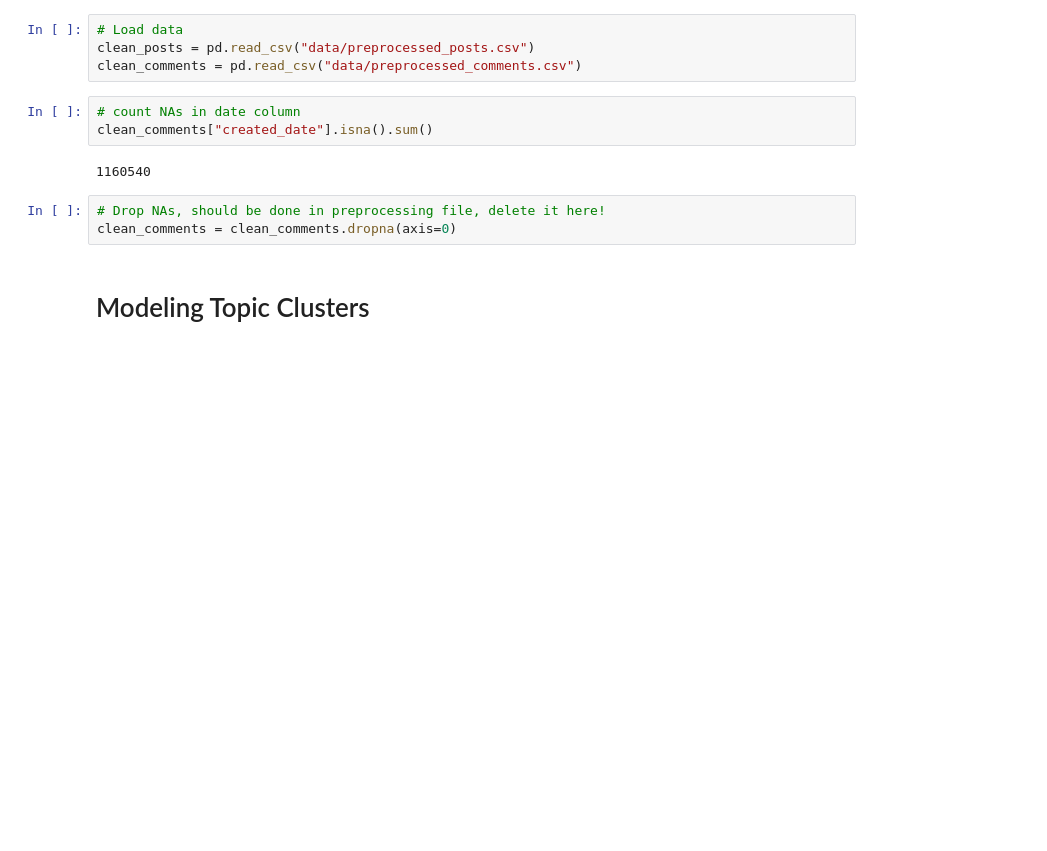
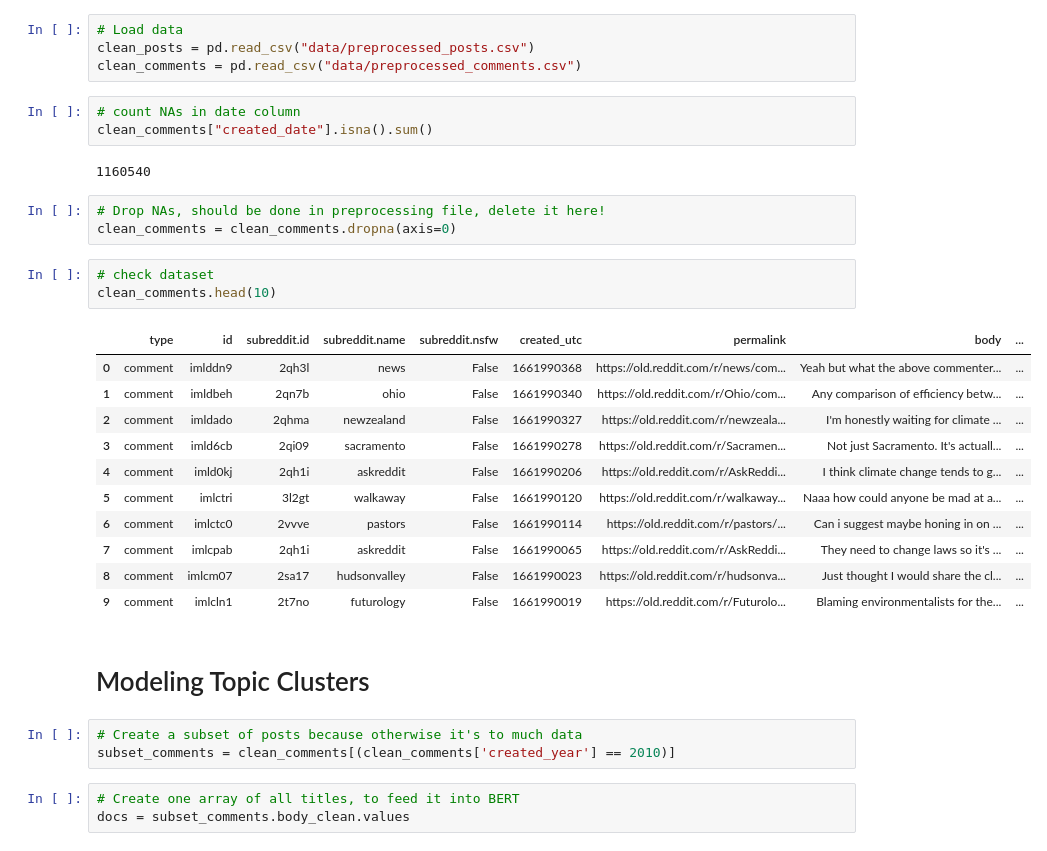
Before and after one commit to anjaghub/datascience_project_2023, a Jupyter notebook: 3_modeling_topic_cluster.ipynb, the cells around one changed output. Cells and saved outputs as stored; diff of their text form; blank space fills up the shorter version.

```diff
--- a/3_modeling_topic_cluster.ipynb
+++ b/3_modeling_topic_cluster.ipynb
@@ -56,5 +56,26 @@ clean_comments["created_date"].isna().sum()
 # %%
 # Drop NAs, should be done in preprocessing file, delete it here!
 clean_comments = clean_comments.dropna(axis=0)
+# %%
+# check dataset
+clean_comments.head(10)
+# %% [output]
+|  | type | id | subreddit.id | subreddit.name | subreddit.nsfw | created_utc | permalink | body | ... |
+| 0 | comment | imlddn9 | 2qh3l | news | False | 1661990368 | https://old.reddit.com/r/news/com... | Yeah but what the above commenter... | ... |
+| 1 | comment | imldbeh | 2qn7b | ohio | False | 1661990340 | https://old.reddit.com/r/Ohio/com... | Any comparison of efficiency betw... | ... |
+| 2 | comment | imldado | 2qhma | newzealand | False | 1661990327 | https://old.reddit.com/r/newzeala... | I'm honestly waiting for climate ... | ... |
+| 3 | comment | imld6cb | 2qi09 | sacramento | False | 1661990278 | https://old.reddit.com/r/Sacramen... | Not just Sacramento. It's actuall... | ... |
+| 4 | comment | imld0kj | 2qh1i | askreddit | False | 1661990206 | https://old.reddit.com/r/AskReddi... | I think climate change tends to g... | ... |
+| 5 | comment | imlctri | 3l2gt | walkaway | False | 1661990120 | https://old.reddit.com/r/walkaway... | Naaa how could anyone be mad at a... | ... |
+| 6 | comment | imlctc0 | 2vvve | pastors | False | 1661990114 | https://old.reddit.com/r/pastors/... | Can i suggest maybe honing in on ... | ... |
+| 7 | comment | imlcpab | 2qh1i | askreddit | False | 1661990065 | https://old.reddit.com/r/AskReddi... | They need to change laws so it's ... | ... |
+| 8 | comment | imlcm07 | 2sa17 | hudsonvalley | False | 1661990023 | https://old.reddit.com/r/hudsonva... | Just thought I would share the cl... | ... |
+| 9 | comment | imlcln1 | 2t7no | futurology | False | 1661990019 | https://old.reddit.com/r/Futurolo... | Blaming environmentalists for the... | ... |
 # %% [markdown]
 # Modeling Topic Clusters
+# %%
+# Create a subset of posts because otherwise it's to much data
+subset_comments = clean_comments[(clean_comments['created_year'] == 2010)]
+# %%
+# Create one array of all titles, to feed it into BERT
+docs = subset_comments.body_clean.values
```
Also changed, not shown: parts of 4 cells of this notebook.
